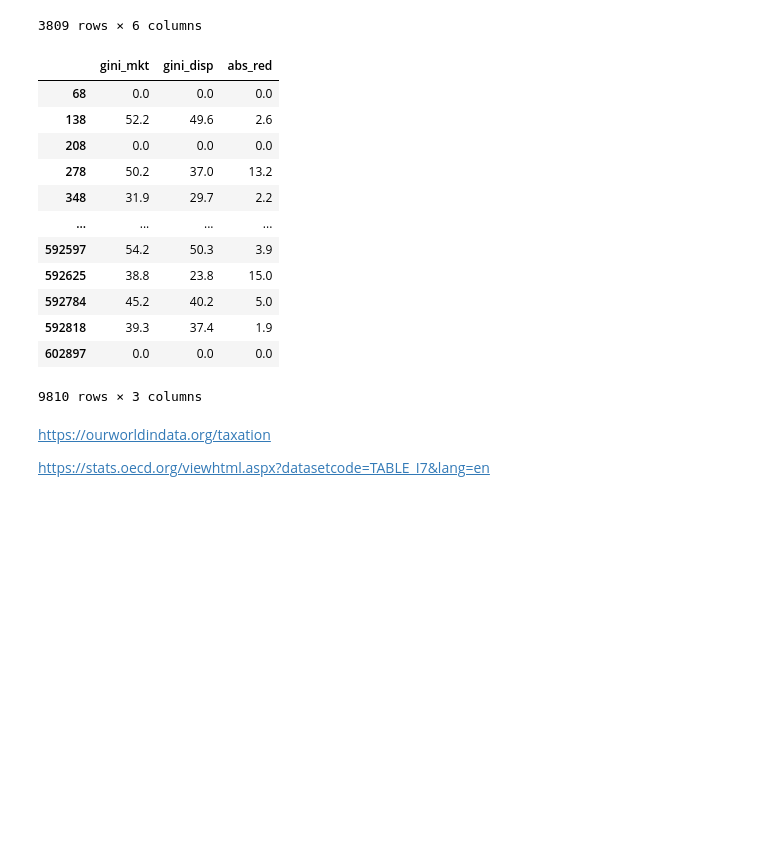
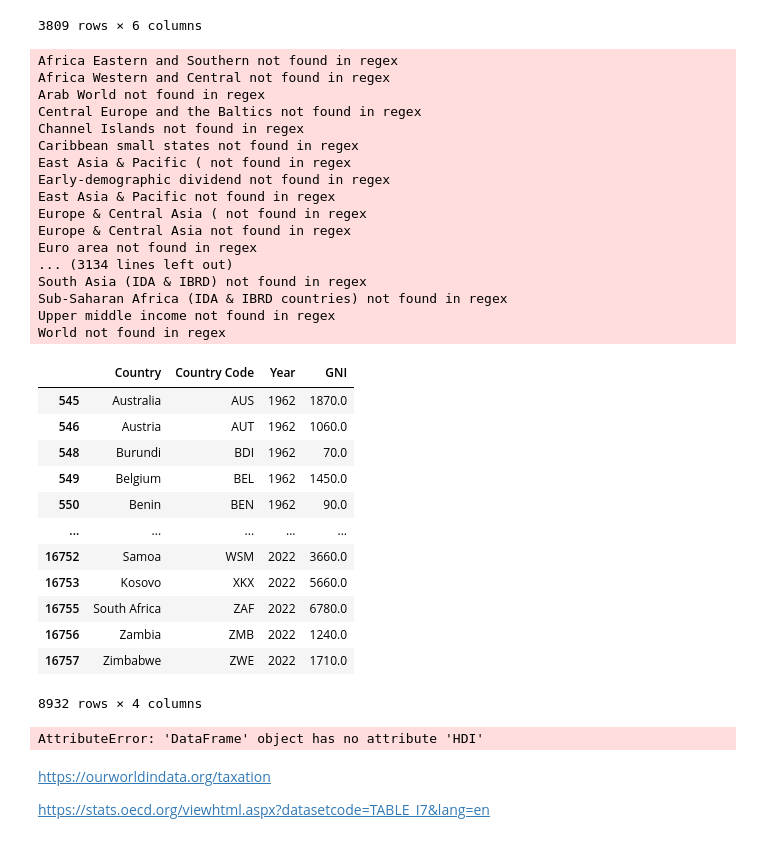
Before and after one commit to JTayMilli/GonGrowth, a Jupyter notebook: Data Processing.ipynb, the cells around one changed output. Cells and saved outputs as stored; diff of their text form; code cells hidden in the pictures; blank space fills up the shorter version.

```diff
--- a/Data Processing.ipynb
+++ b/Data Processing.ipynb
@@ -426,21 +427,47 @@ World not found in regex
 | 5961 | ZMB | Zambia | Medium | SSA | 2018 | 0.572 |
 | 5962 | ZWE | Zimbabwe | Medium | SSA | 2018 | 0.602 |
 3809 rows × 6 columns
+# %%
+GNId = pd.read_excel("GNIclean.xlsx").drop(columns = ["Indicator Name", "Indicator Code"]).rename(columns = {"Country Name": "Country"})
+GNId = pd.melt(GNId, id_vars=["Country", "Country Code"], var_name="Year", value_name="GNI")
+GNId["Country"] = cc.convert(names = GNId['Country'], to = "name_short")
+GNId = GNId.replace("not found",np.nan).dropna()
+GNId
+# %% [output]
+Africa Eastern and Southern not found in regex
+Africa Western and Central not found in regex
+Arab World not found in regex
+Central Europe and the Baltics not found in regex
+Channel Islands not found in regex
+Caribbean small states not found in regex
+East Asia & Pacific ( not found in regex
+Early-demographic dividend not found in regex
+East Asia & Pacific not found in regex
+Europe & Central Asia ( not found in regex
+Europe & Central Asia not found in regex
+Euro area not found in regex
+... (3134 lines left out)
+South Asia (IDA & IBRD) not found in regex
+Sub-Saharan Africa (IDA & IBRD countries) not found in regex
+Upper middle income not found in regex
+World not found in regex
+|  | Country | Country Code | Year | GNI |
+| 545 | Australia | AUS | 1962 | 1870.0 |
+| 546 | Austria | AUT | 1962 | 1060.0 |
+| 548 | Burundi | BDI | 1962 | 70.0 |
+| 549 | Belgium | BEL | 1962 | 1450.0 |
+| 550 | Benin | BEN | 1962 | 90.0 |
+| ... | ... | ... | ... | ... |
+| 16752 | Samoa | WSM | 2022 | 3660.0 |
+| 16753 | Kosovo | XKX | 2022 | 5660.0 |
+| 16755 | South Africa | ZAF | 2022 | 6780.0 |
+| 16756 | Zambia | ZMB | 2022 | 1240.0 |
+| 16757 | Zimbabwe | ZWE | 2022 | 1710.0 |
+8932 rows × 4 columns
 # %%
 TGall.replace("not found",np.nan).dropna()
 TGall = TGall.merge(hdiData, on = ['Country', 'Year'], how = 'left')
-TGall[TGall.Year == 2018][["gini_mkt", "gini_disp", "abs_red"]]
+TGall.HDI = TGall.HDI.mul(100)
+TGall = TGall.merge(GNId, on = ['Country', 'Year'], how = "left")
 # %% [output]
-|  | gini_mkt | gini_disp | abs_red |
-| 68 | 0.0 | 0.0 | 0.0 |
-| 138 | 52.2 | 49.6 | 2.6 |
-| 208 | 0.0 | 0.0 | 0.0 |
-| 278 | 50.2 | 37.0 | 13.2 |
-| 348 | 31.9 | 29.7 | 2.2 |
-| ... | ... | ... | ... |
-| 592597 | 54.2 | 50.3 | 3.9 |
-| 592625 | 38.8 | 23.8 | 15.0 |
-| 592784 | 45.2 | 40.2 | 5.0 |
-| 592818 | 39.3 | 37.4 | 1.9 |
-| 602897 | 0.0 | 0.0 | 0.0 |
-9810 rows × 3 columns
+AttributeError: 'DataFrame' object has no attribute 'HDI'
```
Also changed, not shown: parts of 21 cells of this notebook, 6 other files.
